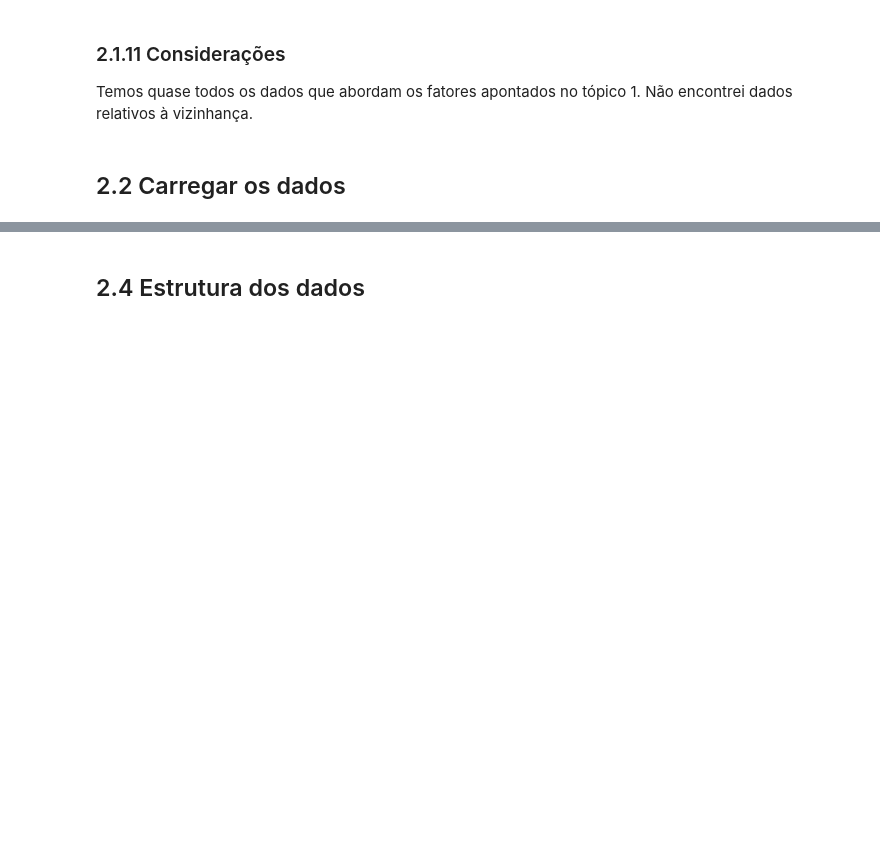
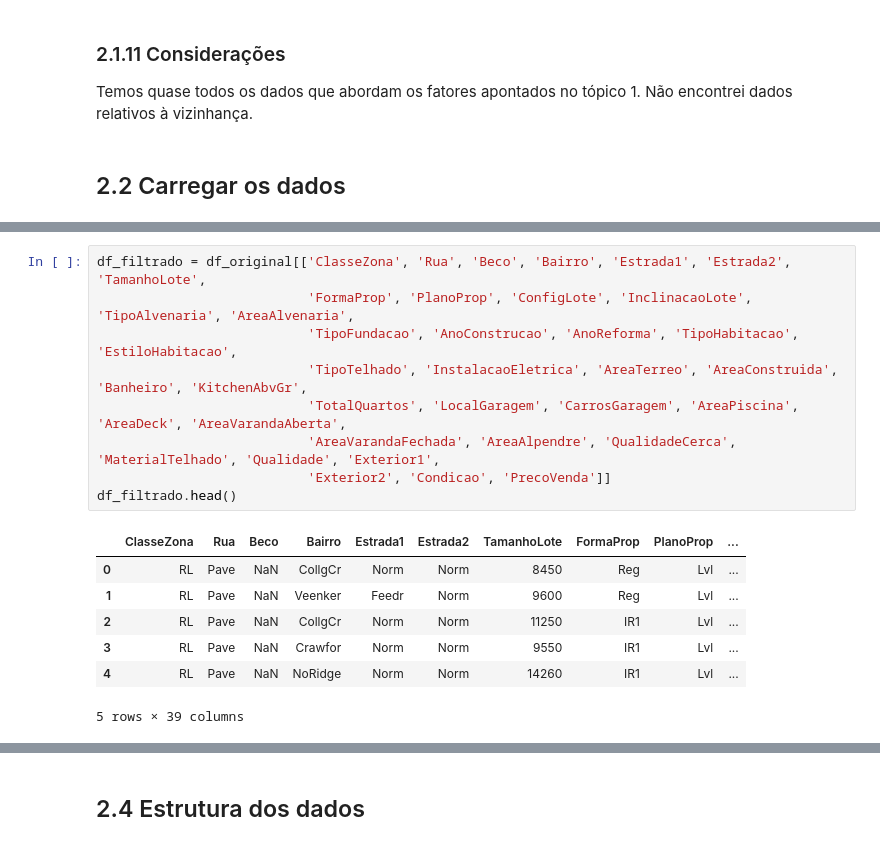
Before and after one commit to casjunior93/Desafio-Regressao---Tera, a Jupyter notebook: Desafio_Regressão_Tera_Refeito.ipynb, the cells around one changed output, grey strips where cells are left out. Cells and saved outputs as stored; diff of their text form; blank space fills up the shorter version.

```diff
--- a/Desafio_Regressão_Tera_Refeito.ipynb
+++ b/Desafio_Regressão_Tera_Refeito.ipynb
@@ -148,0 +151,17 @@ Total registros: 1460
+# %%
+df_filtrado = df_original[['ClasseZona', 'Rua', 'Beco', 'Bairro', 'Estrada1', 'Estrada2', 'TamanhoLote',
+                           'FormaProp', 'PlanoProp', 'ConfigLote', 'InclinacaoLote', 'TipoAlvenaria', 'AreaAlvenaria',
+                           'TipoFundacao', 'AnoConstrucao', 'AnoReforma', 'TipoHabitacao', 'EstiloHabitacao',
+                           'TipoTelhado', 'InstalacaoEletrica', 'AreaTerreo', 'AreaConstruida', 'Banheiro', 'KitchenAbvGr',
+                           'TotalQuartos', 'LocalGaragem', 'CarrosGaragem', 'AreaPiscina', 'AreaDeck', 'AreaVarandaAberta',
+                           'AreaVarandaFechada', 'AreaAlpendre', 'QualidadeCerca', 'MaterialTelhado', 'Qualidade', 'Exterior1',
+                           'Exterior2', 'Condicao', 'PrecoVenda']]
+df_filtrado.head()
+# %% [output]
+|  | ClasseZona | Rua | Beco | Bairro | Estrada1 | Estrada2 | TamanhoLote | FormaProp | PlanoProp | ... |
+| 0 | RL | Pave | NaN | CollgCr | Norm | Norm | 8450 | Reg | Lvl | ... |
+| 1 | RL | Pave | NaN | Veenker | Feedr | Norm | 9600 | Reg | Lvl | ... |
+| 2 | RL | Pave | NaN | CollgCr | Norm | Norm | 11250 | IR1 | Lvl | ... |
+| 3 | RL | Pave | NaN | Crawfor | Norm | Norm | 9550 | IR1 | Lvl | ... |
+| 4 | RL | Pave | NaN | NoRidge | Norm | Norm | 14260 | IR1 | Lvl | ... |
+5 rows × 39 columns
```
Also changed, not shown: parts of 24 cells of this notebook.
